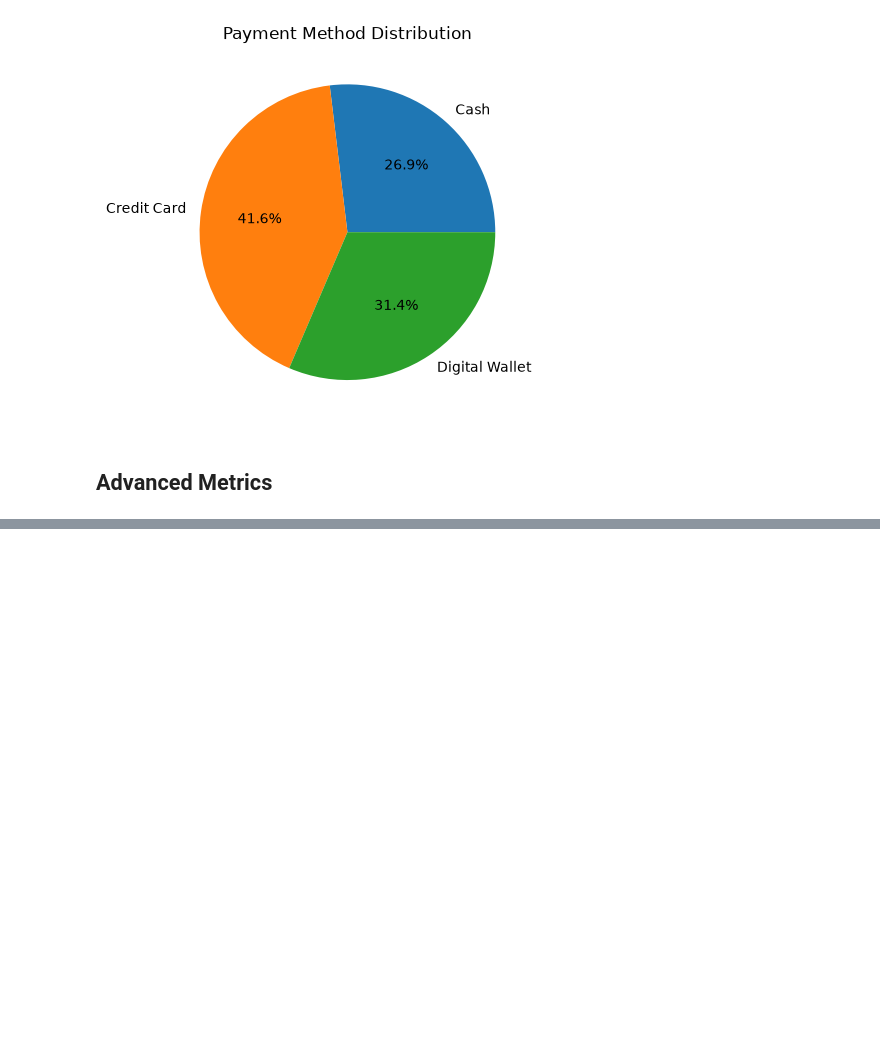
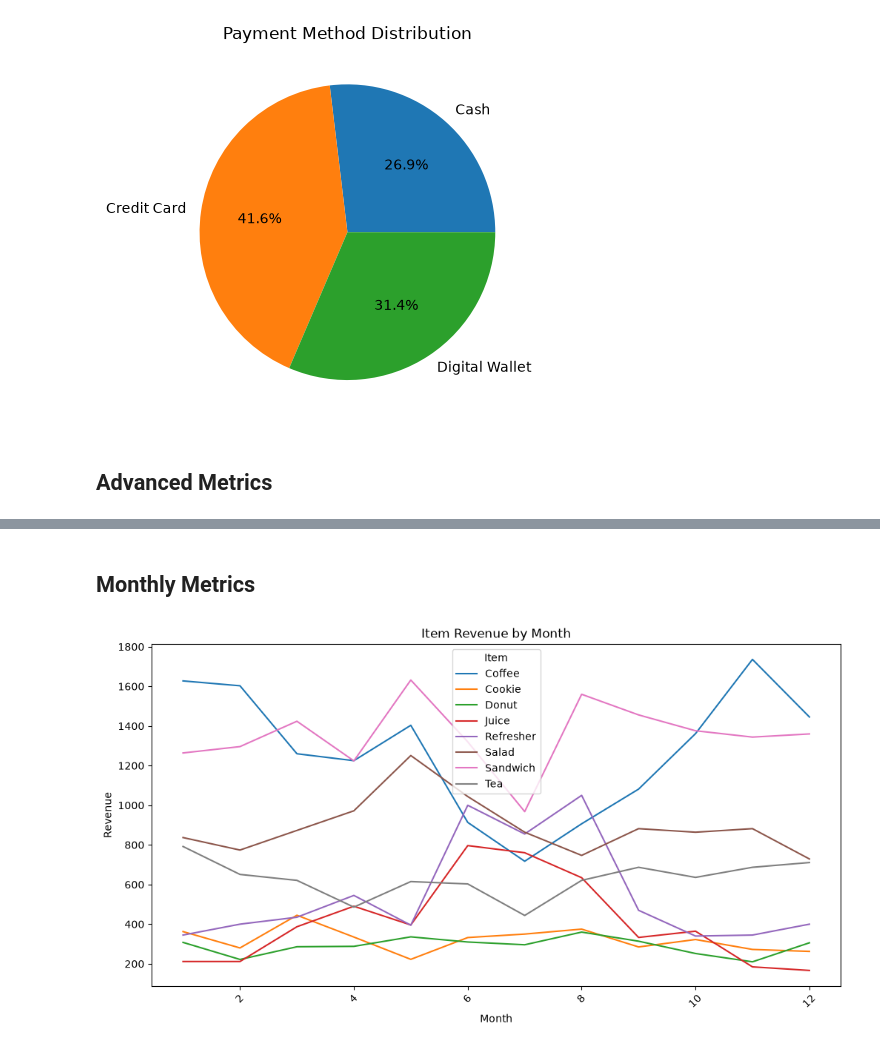
Before and after one commit to wt42/canai-cafe, a Jupyter notebook: visualizations.ipynb, the cells around one changed output, grey strips where cells are left out. Drawn from its saved outputs; the diff is of its cells as text; code cells hidden in the pictures; blank space fills up the shorter version.

Commit message:
added additional visualizations

```diff
--- a/visualizations.ipynb
+++ b/visualizations.ipynb
@@ -193,0 +293,20 @@ plt.show()
+# %% [markdown]
+## Monthly Metrics
+# %%
+# Aggregate revenue
+item_month = (
+    df.groupby(["month", "item"])["total_spent"]
+    .sum()
+    .unstack()
+)
+
+# Plot
+item_month.plot(figsize=(12,6))
+plt.title("Item Revenue by Month")
+plt.xlabel("Month")
+plt.ylabel("Revenue")
+plt.xticks(rotation=45)
+plt.legend(title="Item")
+plt.show()
+# %% [output]
+[figure, added]
```
Also changed, not shown: parts of 10 cells of this notebook.
